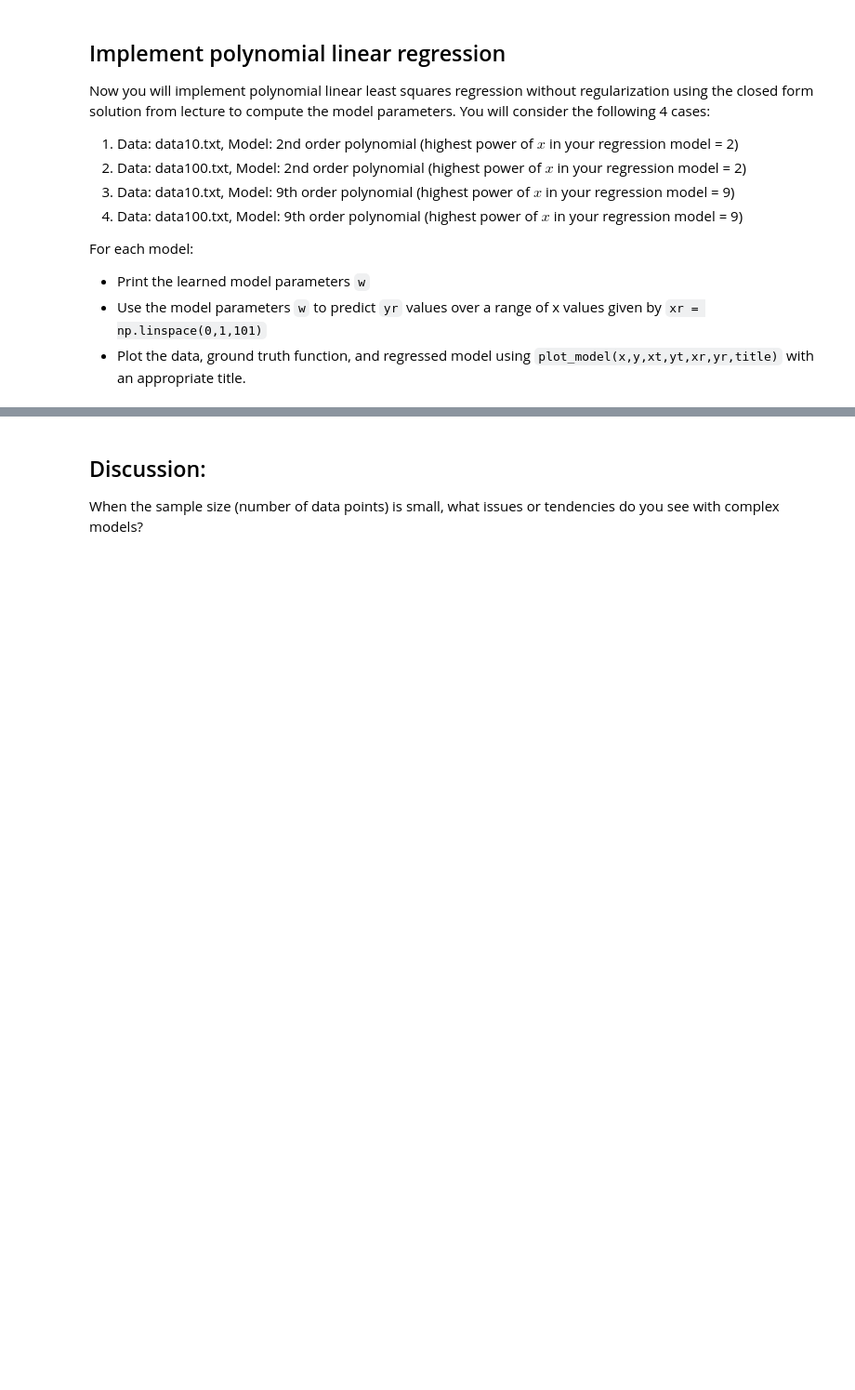
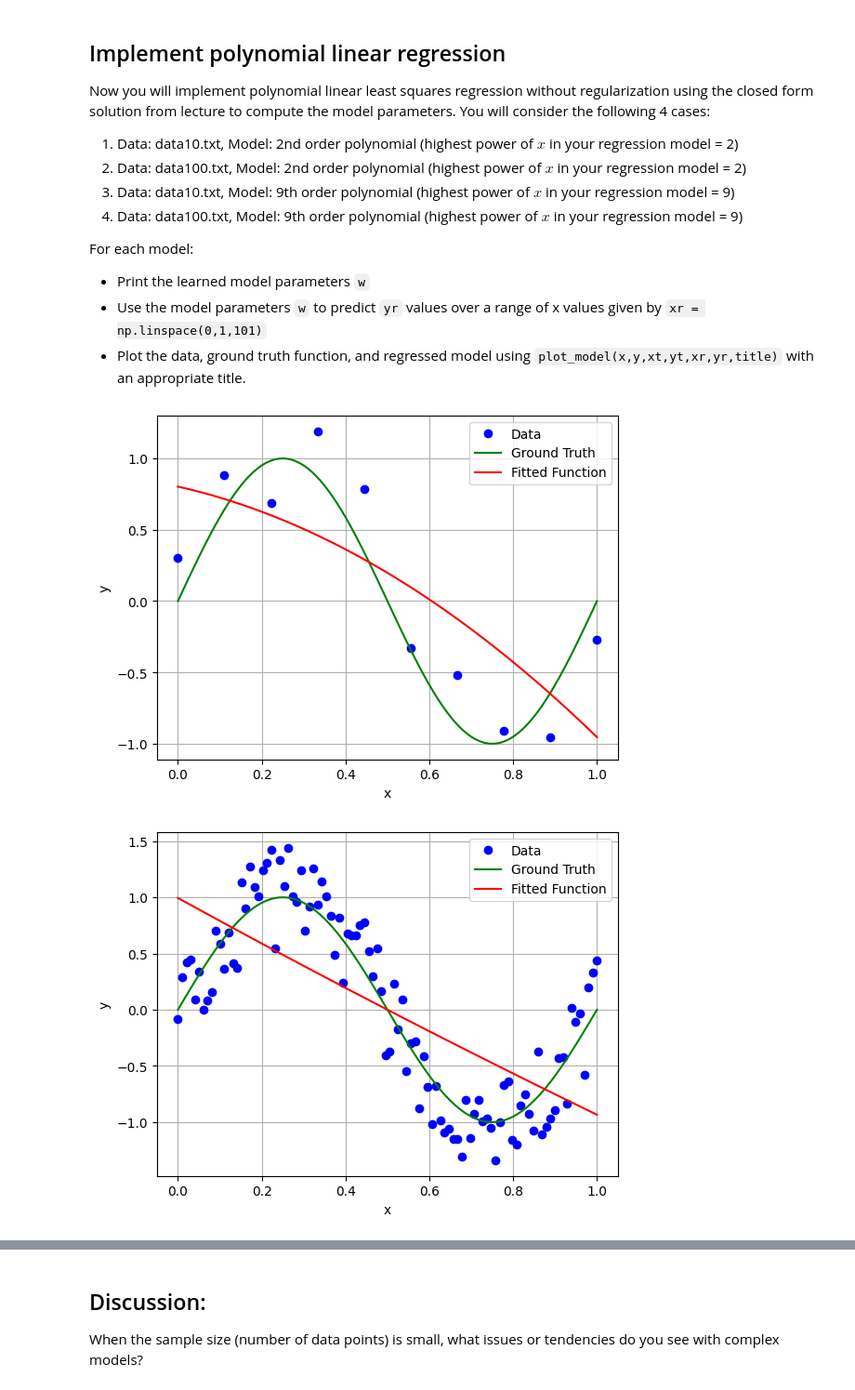
Before and after one commit to zsqu4re/ML-for-engineers, a Jupyter notebook: HW2/M2_HW1.ipynb, the cells around one changed output, grey strips where cells are left out. Shown at 93% size. Cells and saved outputs as stored; diff of their text form; code cells hidden in the pictures; blank space fills up the shorter version.

```diff
--- a/HW2/M2_HW1.ipynb
+++ b/HW2/M2_HW1.ipynb
@@ -106,0 +105,42 @@ For each model:
+# %%
+# YOUR CODE GOES HERE
+
+def get_quadratic_design_matrix(x):
+    # YOUR CODE GOES HERE
+    # GENERATE A DESIGN MATRIX WITH 2ND ORDER FEATURES: X
+    columns = np.array([[(x**2)],[x],[np.ones_like(x)]])
+    X = np.concatenate(columns,axis=0)
+    return X.T
+
+def get_9th_design_matrix(x):
+    # YOUR CODE GOES HERE
+    # GENERATE A DESIGN MATRIX WITH 2ND ORDER FEATURES: X
+    columns = np.array([[(x**9)],[(x**8)],[(x**7)],[(x**6)],[(x**5)],[(x**4)],[(x**3)],[(x**2)],[x],[np.ones_like(x)]])
+    X = np.concatenate(columns,axis=0)
+    return X.T
+
+
+
+X_10_2 = get_quadratic_design_matrix(x10)
+X_100_2 = get_quadratic_design_matrix(x100)
+w_10_2 = np.linalg.inv(X_10_2.T @ X_10_2) @ X_10_2.T @ y10.reshape(-1,1)
+w_100_2 = np.linalg.inv(X_100_2.T @ X_100_2) @ X_100_2.T @ y100.reshape(-1,1)
+
+X_10_9 = get_9th_design_matrix(x10)
+X_100_9 = get_9th_design_matrix(x100)
+w_10_9 = np.linalg.inv(X_10_9.T @ X_10_9) @ X_10_9.T @ y10.reshape(-1,1)
+w_100_9 = np.linalg.inv(X_100_9.T @ X_100_9) @ X_100_9.T @ y100.reshape(-1,1)
+
+xr = np.linspace(0,1,101)
+yr_10_2 = get_quadratic_design_matrix(xr) @ w_10_2
+yr_100_2 = get_quadratic_design_matrix(xr) @ w_100_2
+yr_10_9 = get_9th_design_matrix(xr) @ w_10_9
+yr_100_9 = get_9th_design_matrix(xr) @ w_100_9
+
+plot_model(x10,y10,xt,yt,xr,yr_10_2,title = None)
+plot_model(x100,y100,xt,yt,xr,yr_100_2,title = None)
+plot_model(x10,y10,xt,yt,xr,yr_10_9,title = None)
+plot_model(x100,y100,xt,yt,xr,yr_100_9,title = None)
+# %% [output]
+[figure, added]
+[figure, added]
```
Also changed, not shown: parts of 10 cells of this notebook, 2 other files.
